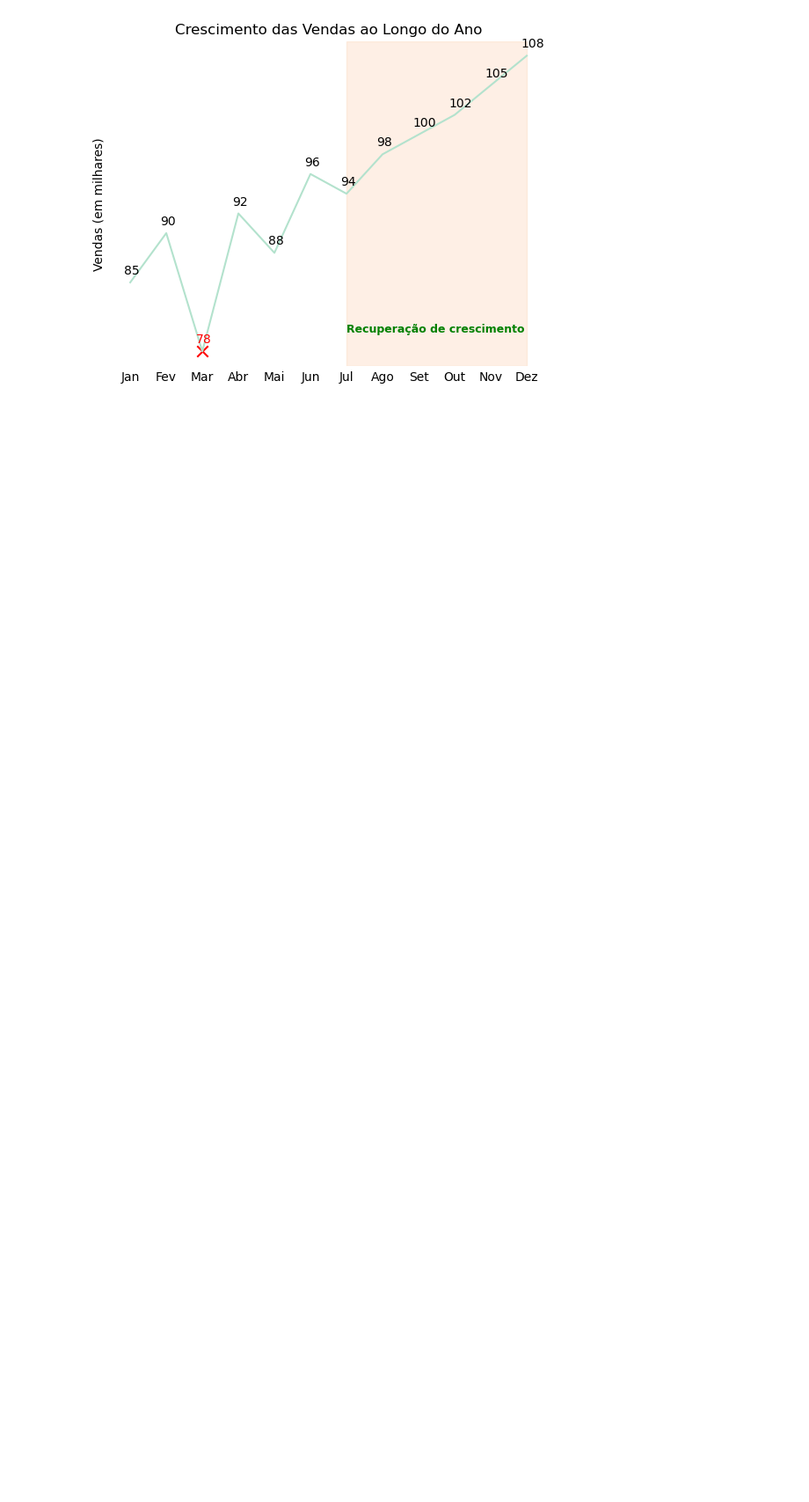
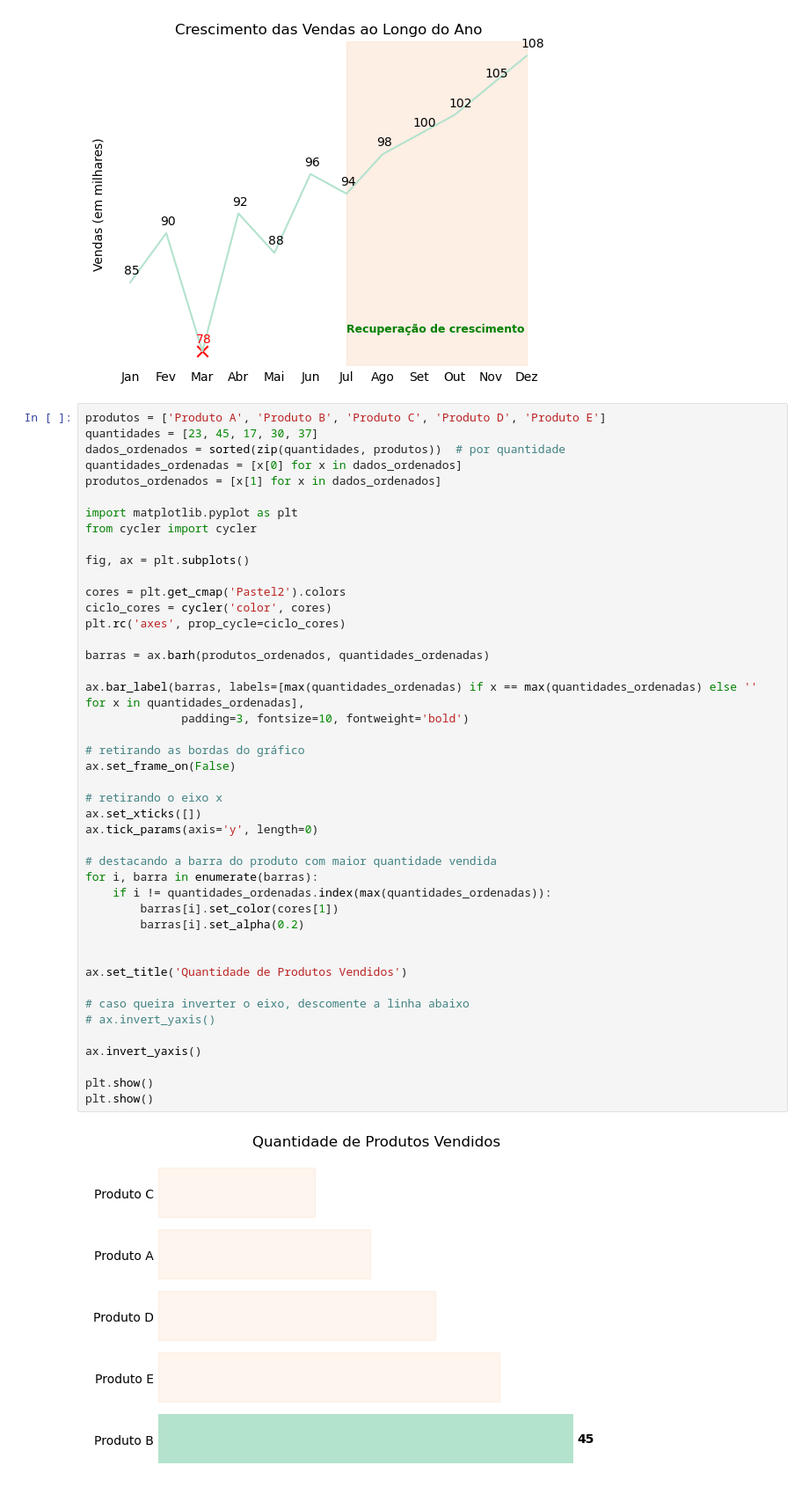
Before and after one commit to kiwsley/ciencia_de_dados, a Jupyter notebook: matplotlib_Searborn/personalizacao_grafico_linha.ipynb, the cells around one changed output. Shown at 88% size. Drawn from its saved outputs; the diff is of its cells as text; blank space fills up the shorter version.

```diff
--- a/matplotlib_Searborn/personalizacao_grafico_linha.ipynb
+++ b/matplotlib_Searborn/personalizacao_grafico_linha.ipynb
@@ -71,3 +71,49 @@ plt.title('Crescimento das Vendas ao Longo do Ano')
 plt.show()
 # %% [output]
 [figure]
+# %%
+produtos = ['Produto A', 'Produto B', 'Produto C', 'Produto D', 'Produto E']
+quantidades = [23, 45, 17, 30, 37]
+dados_ordenados = sorted(zip(quantidades, produtos))  # por quantidade
+quantidades_ordenadas = [x[0] for x in dados_ordenados]
+produtos_ordenados = [x[1] for x in dados_ordenados]
+
+import matplotlib.pyplot as plt
+from cycler import cycler
+
+fig, ax = plt.subplots()
+
+cores = plt.get_cmap('Pastel2').colors
+ciclo_cores = cycler('color', cores)
+plt.rc('axes', prop_cycle=ciclo_cores)
+
+barras = ax.barh(produtos_ordenados, quantidades_ordenadas)
+
+ax.bar_label(barras, labels=[max(quantidades_ordenadas) if x == max(quantidades_ordenadas) else '' for x in quantidades_ordenadas],
+              padding=3, fontsize=10, fontweight='bold')
+
+# retirando as bordas do gráfico
+ax.set_frame_on(False)
+
+# retirando o eixo x
+ax.set_xticks([])
+ax.tick_params(axis='y', length=0)
+
+# destacando a barra do produto com maior quantidade vendida
+for i, barra in enumerate(barras):
+    if i != quantidades_ordenadas.index(max(quantidades_ordenadas)):
+        barras[i].set_color(cores[1])
+        barras[i].set_alpha(0.2)
+
+
+ax.set_title('Quantidade de Produtos Vendidos')
+
+# caso queira inverter o eixo, descomente a linha abaixo
+# ax.invert_yaxis()
+
+ax.invert_yaxis()
+
+plt.show()
+plt.show()
+# %% [output]
+[figure, added]
```
Also changed, not shown: parts of 2 cells of this notebook, 2 other files.
